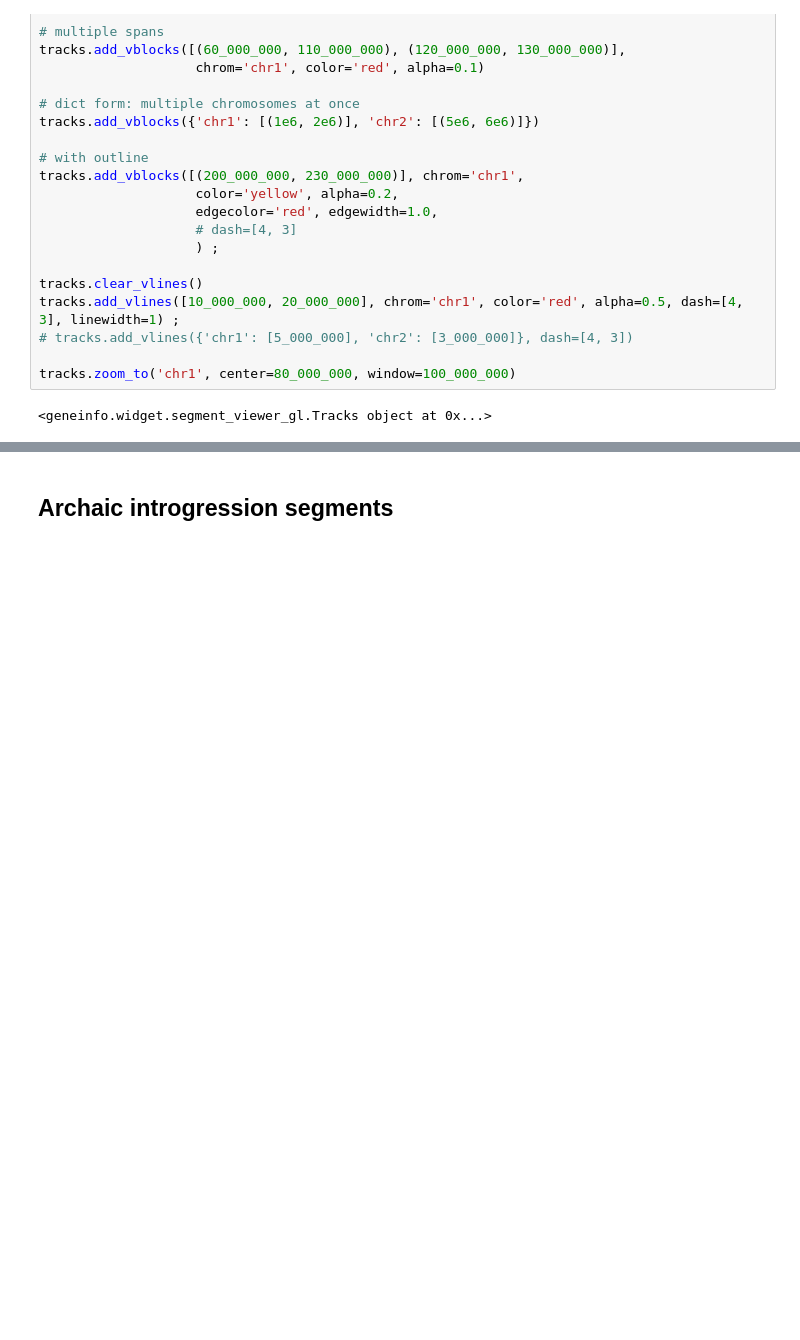
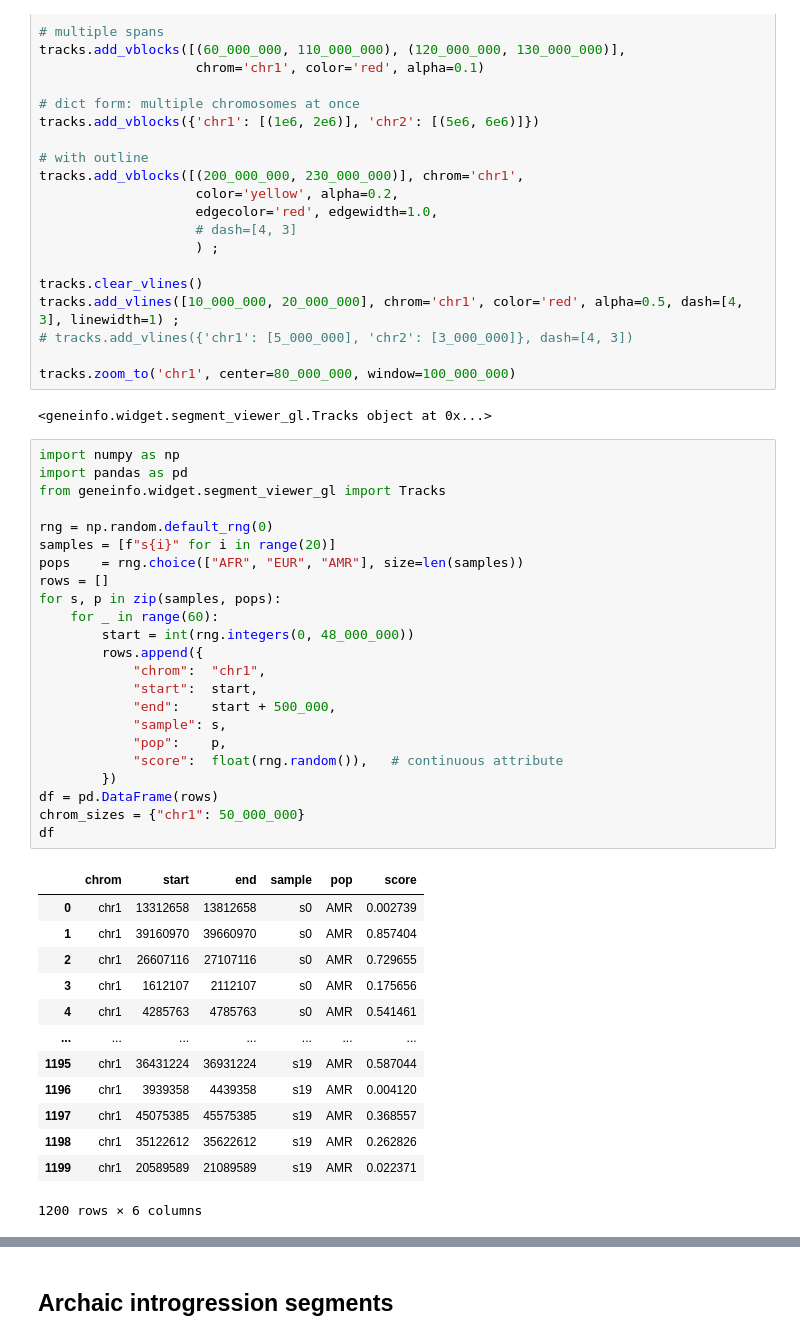
Before and after one commit to munch-group/geneinfo, a Jupyter notebook: notebooks/chrom_tracks_demo.ipynb, the cells around one changed output, grey strips where cells are left out. Saved outputs shown, nothing was run; the diff lists cells and outputs as text; blank space fills up the shorter version.

```diff
--- a/notebooks/chrom_tracks_demo.ipynb
+++ b/notebooks/chrom_tracks_demo.ipynb
@@ -103,3 +103,40 @@ tracks.add_vlines([10_000_000, 20_000_000], chrom='chr1', color='red', alpha=0.5
 tracks.zoom_to('chr1', center=80_000_000, window=100_000_000)
 # %% [output]
 <geneinfo.widget.segment_viewer_gl.Tracks object at 0x...>
+# %%
+import numpy as np
+import pandas as pd
+from geneinfo.widget.segment_viewer_gl import Tracks
+
+rng = np.random.default_rng(0)
+samples = [f"s{i}" for i in range(20)]
+pops    = rng.choice(["AFR", "EUR", "AMR"], size=len(samples))
+rows = []
+for s, p in zip(samples, pops):
+    for _ in range(60):
+        start = int(rng.integers(0, 48_000_000))
+        rows.append({
+            "chrom":  "chr1",
+            "start":  start,
+            "end":    start + 500_000,
+            "sample": s,
+            "pop":    p,
+            "score":  float(rng.random()),   # continuous attribute
+        })
+df = pd.DataFrame(rows)
+chrom_sizes = {"chr1": 50_000_000}
+df
+# %% [output]
+|  | chrom | start | end | sample | pop | score |
+| 0 | chr1 | 13312658 | 13812658 | s0 | AMR | 0.002739 |
+| 1 | chr1 | 39160970 | 39660970 | s0 | AMR | 0.857404 |
+| 2 | chr1 | 26607116 | 27107116 | s0 | AMR | 0.729655 |
+| 3 | chr1 | 1612107 | 2112107 | s0 | AMR | 0.175656 |
+| 4 | chr1 | 4285763 | 4785763 | s0 | AMR | 0.541461 |
+| ... | ... | ... | ... | ... | ... | ... |
+| 1195 | chr1 | 36431224 | 36931224 | s19 | AMR | 0.587044 |
+| 1196 | chr1 | 3939358 | 4439358 | s19 | AMR | 0.004120 |
+| 1197 | chr1 | 45075385 | 45575385 | s19 | AMR | 0.368557 |
+| 1198 | chr1 | 35122612 | 35622612 | s19 | AMR | 0.262826 |
+| 1199 | chr1 | 20589589 | 21089589 | s19 | AMR | 0.022371 |
+1200 rows × 6 columns
```
Also changed, not shown: parts of 1 cell of this notebook, 1 other file.
